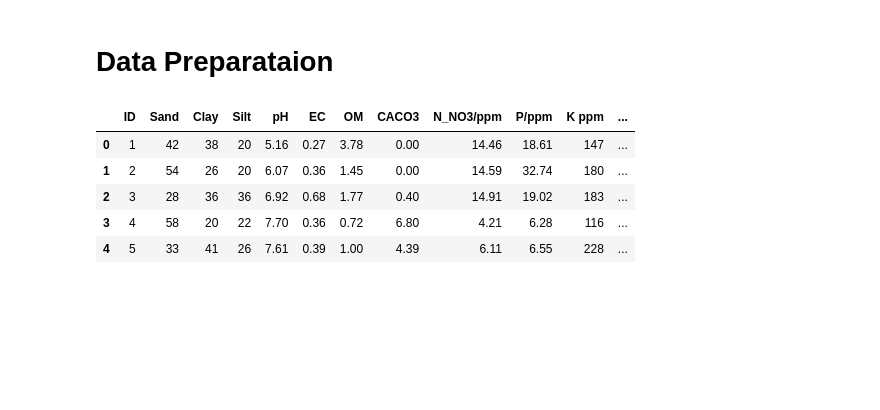
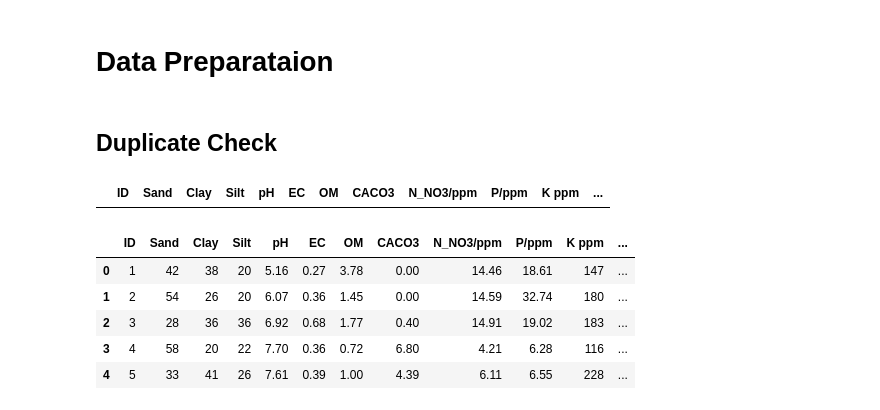
Before and after one commit to Rullyro/tubesandat, a Jupyter notebook: tubesanalisisdata.ipynb, the cells around one changed output. Drawn from its saved outputs; the diff is of its cells as text; code cells hidden in the pictures; blank space fills up the shorter version.

```diff
--- a/tubesanalisisdata.ipynb
+++ b/tubesanalisisdata.ipynb
@@ -446 +473,9 @@ Tolak H0 sehingga Clay tidak sama dengan Sand
+# %% [markdown]
+## Duplicate Check
+# %%
+# Cek Data Duplicate
+ids = df1["ID"]
+df[ids.isin(ids[ids.duplicated()])]
+# %% [output]
+|  | ID | Sand | Clay | Silt | pH | EC | OM | CACO3 | N_NO3/ppm | P/ppm | K ppm | ... |
 # %%
```
Also changed, not shown: parts of 36 cells of this notebook.
